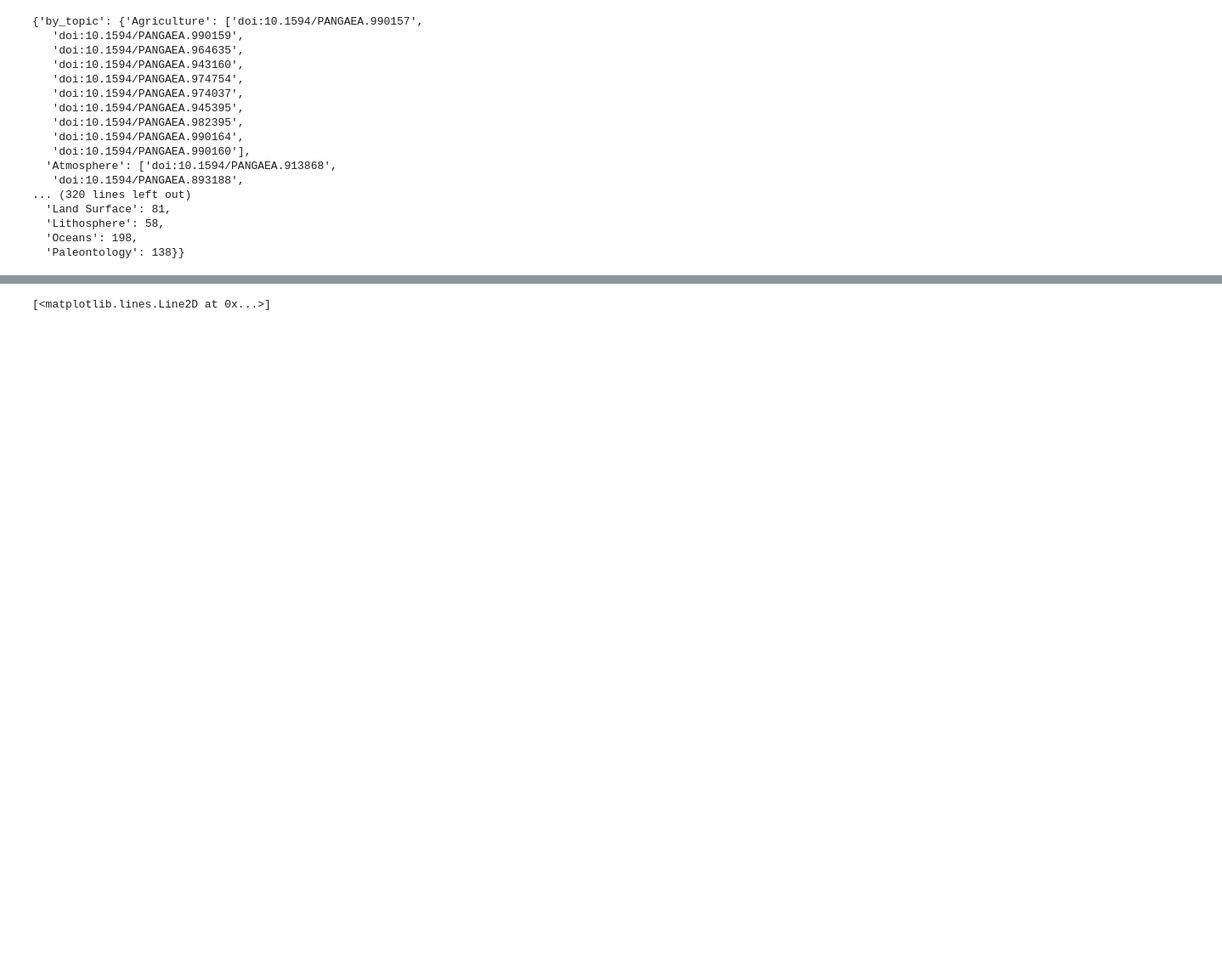
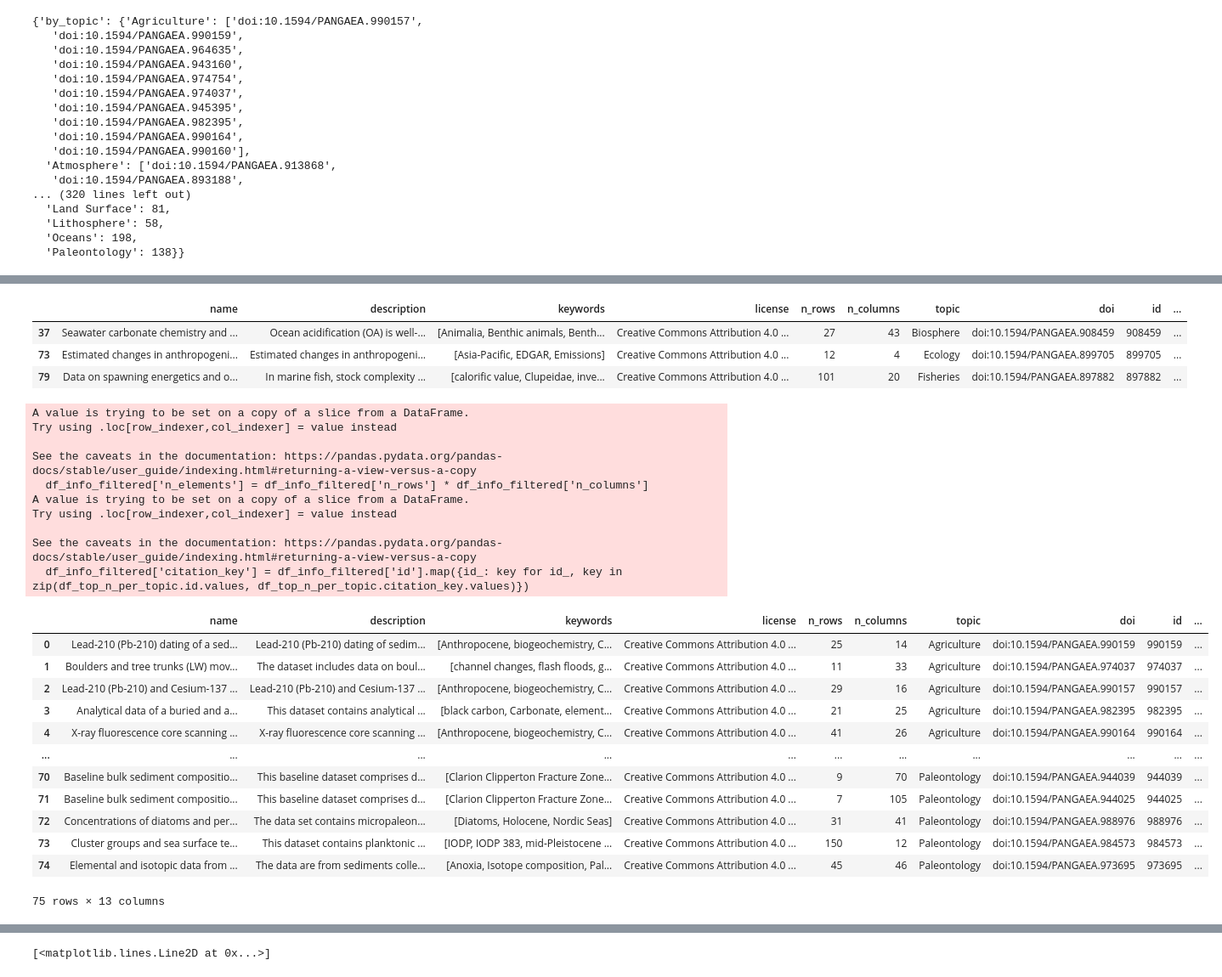
Before and after one commit to WUR-AI/process_data_metadata_agent, a Jupyter notebook: notebooks/01-TvdP-sample-pangaea.ipynb, the cells around one changed output, grey strips where cells are left out. Shown at 85% size. Drawn from its saved outputs; the diff is of its cells as text; code cells hidden in the pictures; blank space fills up the shorter version.

```diff
--- a/notebooks/01-TvdP-sample-pangaea.ipynb
+++ b/notebooks/01-TvdP-sample-pangaea.ipynb
@@ -45,3 +48,7 @@ ds_sampled
   'Lithosphere': 58,
   'Oceans': 198,
   'Paleontology': 138}}
+# %%
+ds = pds.PanDataSet(990159)
+
+ds.supplement_to
@@ -48,5 +57,5 @@ ds_sampled
 # %%
-dict_info = {x: [] for x in ['name', 'description', 'keywords', 'license', 'n_rows', 'n_columns', 'topic', 'doi', 'id']}
+dict_info = {x: [] for x in ['name', 'description', 'keywords', 'license', 'n_rows', 'n_columns', 'topic', 'doi', 'id', 'temporalCoverage', 'spatialCoverage', 'supplement_to']}
 
 for topic, dois in ds_sampled['by_topic'].items():
     print(f"Topic: {topic}, Number of DOIs: {len(dois)}")
@@ -61,8 +70,10 @@ for topic, dois in ds_sampled['by_topic'].items():
             'keywords': ds.keywords,
             'license': ds.licence.name,
             'n_rows': len(ds.data),
-            'n_columns': len(ds.data.columns)
-
+            'n_columns': len(ds.data.columns),
+            'temporalCoverage': (ds.mintimeextent, ds.maxtimeextent),
+            'spatialCoverage': ds.geometryextent,
+            'supplement_to': ds.supplement_to
         }
 
         for key, value in ds_metadata.items():
@@ -72,6 +83,7 @@ for topic, dois in ds_sampled['by_topic'].items():
         dict_info['id'].append(id_)
 
 df_info = pd.DataFrame(dict_info)
+df_info['id'] = df_info['id'].astype(int)
 # %% [output]
 Topic: Agriculture, Number of DOIs: 10
 Data set is protected -
@@ -104 +119,48 @@ Dataset is either restricted or of type "collection" - https://doi.org/10.1594/P
+# %%
+df_top_n_per_topic = pd.read_csv(os.path.join(folder_ds, 'sample_20260629_163144_filtered_top5_per_topic.csv'))
+# %%
+ds_with_pub = [(id_, x) for id_, x in zip(df_info.id, df_info.supplement_to) if len(x) > 0 ]
+df_info_pub = df_info[df_info['id'].isin([x[0] for x in ds_with_pub])].copy()
+df_info_pub[df_info_pub.id.isin(df_top_n_per_topic.id.values)]
+
+ids_pub = [908459, 899705, 897882]
+# %% [output]
+|  | name | description | keywords | license | n_rows | n_columns | topic | doi | id | ... |
+| 37 | Seawater carbonate chemistry and ... | Ocean acidification (OA) is well-... | [Animalia, Benthic animals, Benth... | Creative Commons Attribution 4.0 ... | 27 | 43 | Biosphere | doi:10.1594/PANGAEA.908459 | 908459 | ... |
+| 73 | Estimated changes in anthropogeni... | Estimated changes in anthropogeni... | [Asia-Pacific, EDGAR, Emissions] | Creative Commons Attribution 4.0 ... | 12 | 4 | Ecology | doi:10.1594/PANGAEA.899705 | 899705 | ... |
+| 79 | Data on spawning energetics and o... | In marine fish, stock complexity ... | [calorific value, Clupeidae, inve... | Creative Commons Attribution 4.0 ... | 101 | 20 | Fisheries | doi:10.1594/PANGAEA.897882 | 897882 | ... |
+# %%
+df_info_filtered = df_info[df_info.id.isin(df_top_n_per_topic.id.values)]
+## map cols from df_top_n_per_topic to df_info_filtered using id
+
+df_info_filtered['n_elements'] = df_info_filtered['n_rows'] * df_info_filtered['n_columns']
+df_info_filtered['citation_key'] = df_info_filtered['id'].map({id_: key for id_, key in zip(df_top_n_per_topic.id.values, df_top_n_per_topic.citation_key.values)})
+
+df_info_filtered = df_info_filtered.sort_values(by=['topic', 'n_elements'], ascending=[True, True]).reset_index(drop=True)
+# df_info_filtered = df_info_filtered.sort_values(by=['n_elements'], ascending=[True]).reset_index(drop=True)
+df_info_filtered
+# %% [output]
+A value is trying to be set on a copy of a slice from a DataFrame.
+Try using .loc[row_indexer,col_indexer] = value instead
+
+See the caveats in the documentation: https://pandas.pydata.org/pandas-docs/stable/user_guide/indexing.html#returning-a-view-versus-a-copy
+  df_info_filtered['n_elements'] = df_info_filtered['n_rows'] * df_info_filtered['n_columns']
+A value is trying to be set on a copy of a slice from a DataFrame.
+Try using .loc[row_indexer,col_indexer] = value instead
+
+See the caveats in the documentation: https://pandas.pydata.org/pandas-docs/stable/user_guide/indexing.html#returning-a-view-versus-a-copy
+  df_info_filtered['citation_key'] = df_info_filtered['id'].map({id_: key for id_, key in zip(df_top_n_per_topic.id.values, df_top_n_per_topic.citation_key.values)})
+|  | name | description | keywords | license | n_rows | n_columns | topic | doi | id | ... |
+| 0 | Lead-210 (Pb-210) dating of a sed... | Lead-210 (Pb-210) dating of sedim... | [Anthropocene, biogeochemistry, C... | Creative Commons Attribution 4.0 ... | 25 | 14 | Agriculture | doi:10.1594/PANGAEA.990159 | 990159 | ... |
+| 1 | Boulders and tree trunks (LW) mov... | The dataset includes data on boul... | [channel changes, flash floods, g... | Creative Commons Attribution 4.0 ... | 11 | 33 | Agriculture | doi:10.1594/PANGAEA.974037 | 974037 | ... |
+| 2 | Lead-210 (Pb-210) and Cesium-137 ... | Lead-210 (Pb-210) and Cesium-137 ... | [Anthropocene, biogeochemistry, C... | Creative Commons Attribution 4.0 ... | 29 | 16 | Agriculture | doi:10.1594/PANGAEA.990157 | 990157 | ... |
+| 3 | Analytical data of a buried and a... | This dataset contains analytical ... | [black carbon, Carbonate, element... | Creative Commons Attribution 4.0 ... | 21 | 25 | Agriculture | doi:10.1594/PANGAEA.982395 | 982395 | ... |
+| 4 | X-ray fluorescence core scanning ... | X-ray fluorescence core scanning ... | [Anthropocene, biogeochemistry, C... | Creative Commons Attribution 4.0 ... | 41 | 26 | Agriculture | doi:10.1594/PANGAEA.990164 | 990164 | ... |
+| ... | ... | ... | ... | ... | ... | ... | ... | ... | ... | ... |
+| 70 | Baseline bulk sediment compositio... | This baseline dataset comprises d... | [Clarion Clipperton Fracture Zone... | Creative Commons Attribution 4.0 ... | 9 | 70 | Paleontology | doi:10.1594/PANGAEA.944039 | 944039 | ... |
+| 71 | Baseline bulk sediment compositio... | This baseline dataset comprises d... | [Clarion Clipperton Fracture Zone... | Creative Commons Attribution 4.0 ... | 7 | 105 | Paleontology | doi:10.1594/PANGAEA.944025 | 944025 | ... |
+| 72 | Concentrations of diatoms and per... | The data set contains micropaleon... | [Diatoms, Holocene, Nordic Seas] | Creative Commons Attribution 4.0 ... | 31 | 41 | Paleontology | doi:10.1594/PANGAEA.988976 | 988976 | ... |
+| 73 | Cluster groups and sea surface te... | This dataset contains planktonic ... | [IODP, IODP 383, mid-Pleistocene ... | Creative Commons Attribution 4.0 ... | 150 | 12 | Paleontology | doi:10.1594/PANGAEA.984573 | 984573 | ... |
+| 74 | Elemental and isotopic data from ... | The data are from sediments colle... | [Anoxia, Isotope composition, Pal... | Creative Commons Attribution 4.0 ... | 45 | 46 | Paleontology | doi:10.1594/PANGAEA.973695 | 973695 | ... |
+75 rows × 13 columns
 # %%
```
Also changed, not shown: parts of 12 cells of this notebook, 24 other files.
